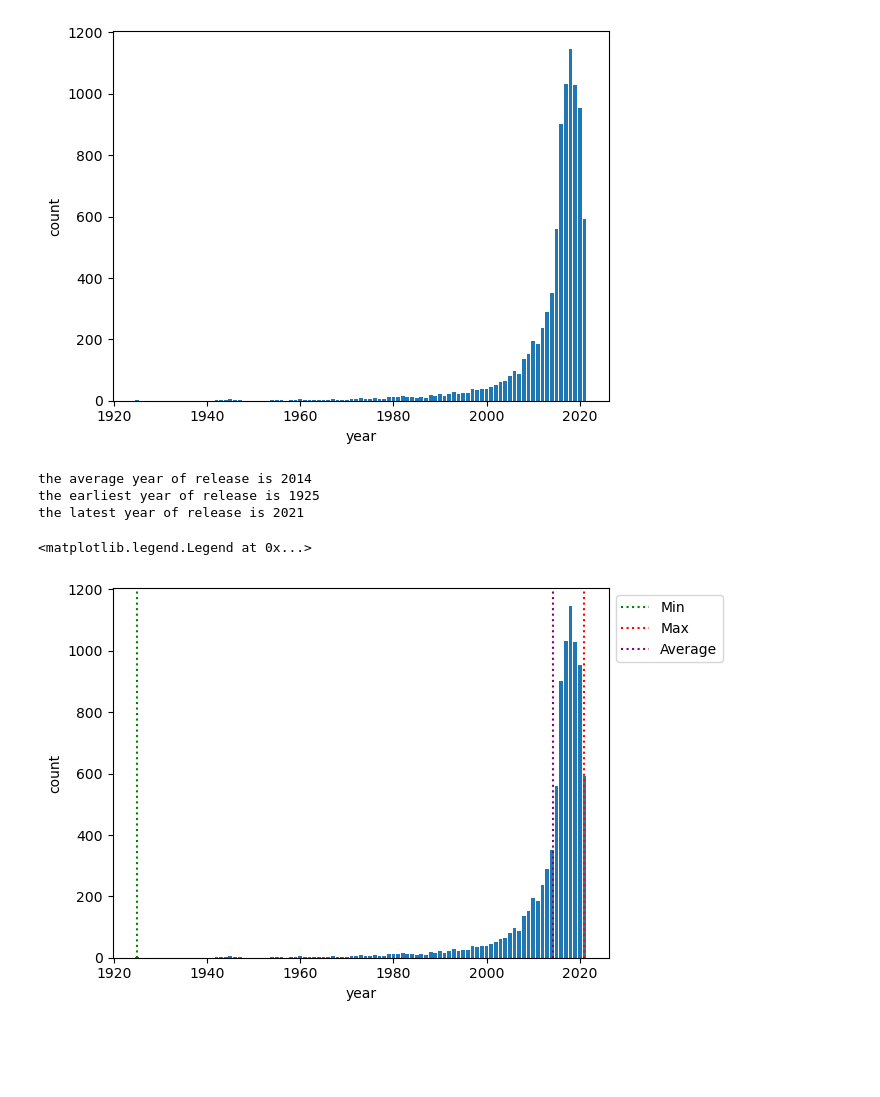
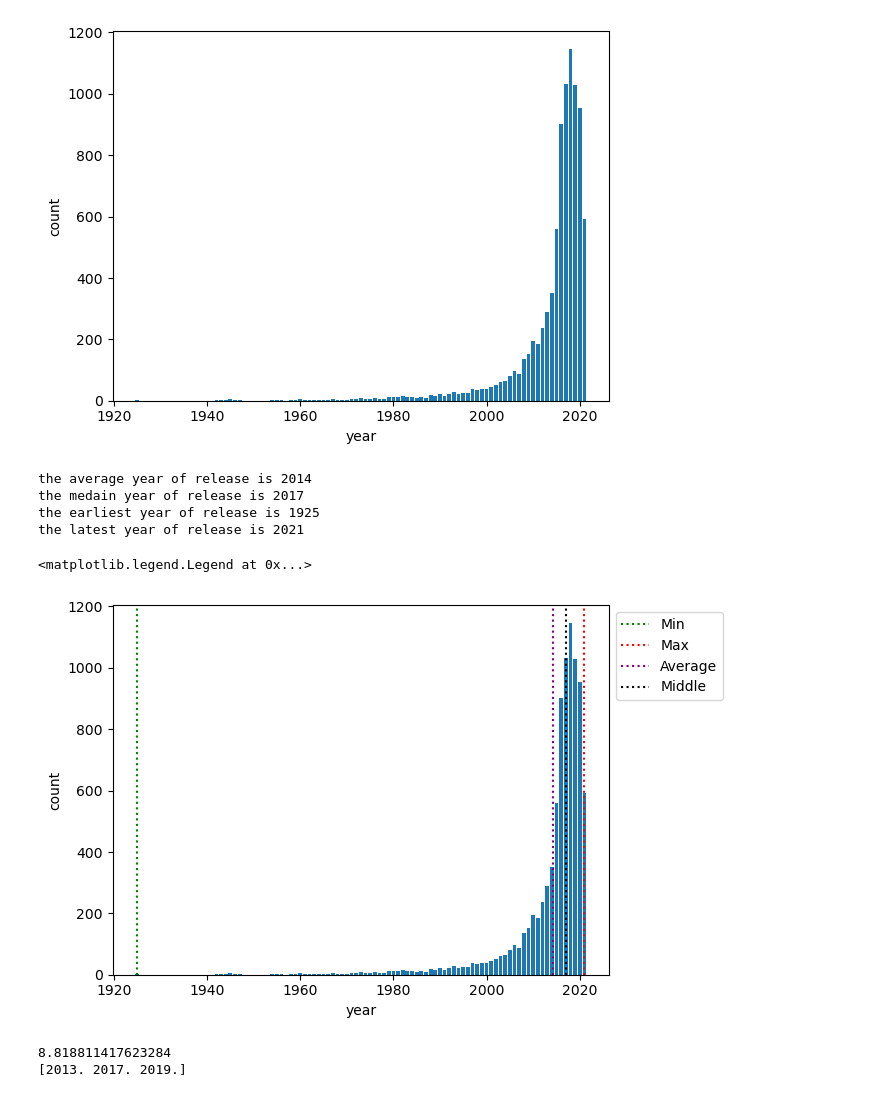
Before and after one commit to andrewkim1234/Netflix-Dataset-Project, a Jupyter notebook: Python Netflix Dataset.ipynb, the cells around one changed output. Saved outputs shown, nothing was run; the diff lists cells and outputs as text; code cells hidden in the pictures; blank space fills up the shorter version.

```diff
--- a/Python Netflix Dataset.ipynb
+++ b/Python Netflix Dataset.ipynb
@@ -167,23 +169,35 @@ the bar graph shown plotting the release year against the number of movies/shows
 [figure]
 # %%
 average_year_release = np.mean(netflix_data["release_year"])
+middle_year_release = np.median(netflix_data["release_year"])
 earliest_year_release = np.min(netflix_data["release_year"])
 latest_year_release = np.max(netflix_data["release_year"])
 print("the average year of release is "+ str(int(average_year_release)))
+print("the medain year of release is "+ str(int(middle_year_release)))
 print("the earliest year of release is " + str(earliest_year_release))
 print("the latest year of release is " + str(latest_year_release))
 # %% [output]
 the average year of release is 2014
+the medain year of release is 2017
 the earliest year of release is 1925
 the latest year of release is 2021
 # %%
 plt.bar(release_year_data["unique_values"], release_year_data["counts"])
 plt.xlabel("year")
 plt.ylabel("count")
 plt.axvline(earliest_year_release, 0, 1, linestyle = "dotted", color = "green", label = "Min")
 plt.axvline(latest_year_release, 0, 1, linestyle = "dotted", color = "red", label = "Max")
 plt.axvline(average_year_release, 0, 1, linestyle = "dotted", color = "Purple", label = "Average")
+plt.axvline(middle_year_release, 0, 1, linestyle = "dotted", color = "black", label = "Middle")
 plt.legend(bbox_to_anchor = (1,1))
 # %% [output]
 <matplotlib.legend.Legend at 0x...>
-[figure, old version]
+[figure, new version]
+# %%
+year_std = np.std(netflix_data["release_year"])
+year_quartiles = np.quantile(netflix_data["release_year"], [0.25, 0.5, 0.75])
+print(year_std)
+print(year_quartiles)
+# %% [output]
+8.818811417623284
+[2013. 2017. 2019.]
```
Also changed, not shown: parts of 3 cells of this notebook.
